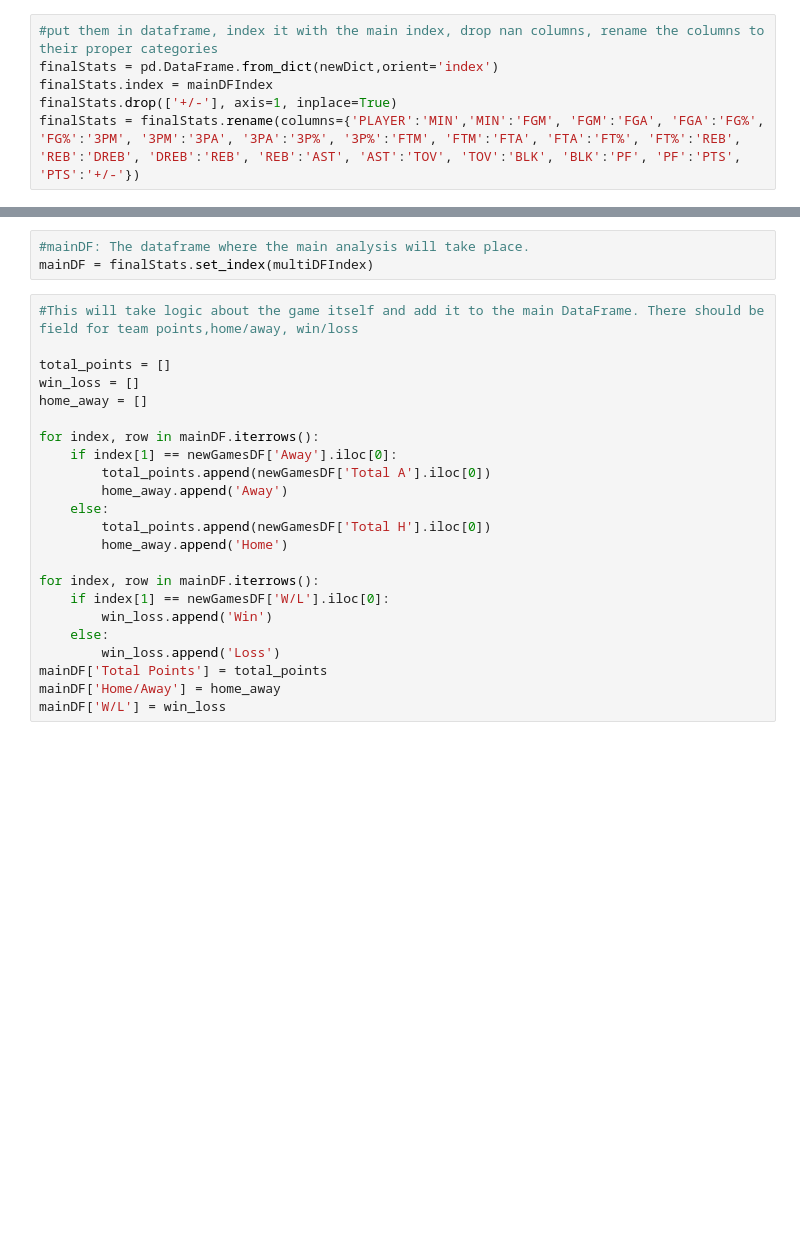
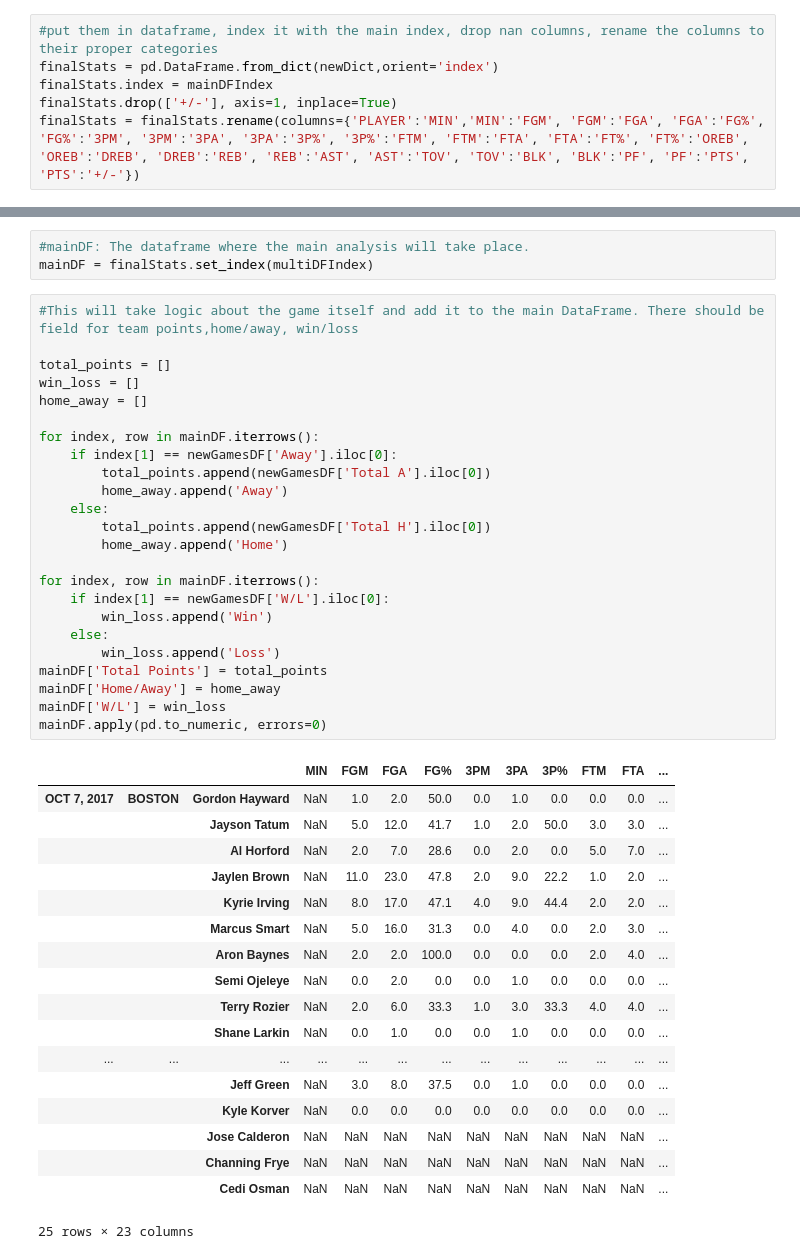
Before and after one commit to matgraham/nba, a Jupyter notebook: NBA_ML.ipynb, the cells around one changed output, grey strips where cells are left out. Saved outputs shown, nothing was run; the diff lists cells and outputs as text; blank space fills up the shorter version.

```diff
--- a/NBA_ML.ipynb
+++ b/NBA_ML.ipynb
@@ -87,7 +87,7 @@ for index, i in enumerate(something):
 finalStats = pd.DataFrame.from_dict(newDict,orient='index')
 finalStats.index = mainDFIndex
 finalStats.drop(['+/-'], axis=1, inplace=True)
-finalStats = finalStats.rename(columns={'PLAYER':'MIN','MIN':'FGM', 'FGM':'FGA', 'FGA':'FG%', 'FG%':'3PM', '3PM':'3PA', '3PA':'3P%', '3P%':'FTM', 'FTM':'FTA', 'FTA':'FT%', 'FT%':'REB', 'REB':'DREB', 'DREB':'REB', 'REB':'AST', 'AST':'TOV', 'TOV':'BLK', 'BLK':'PF', 'PF':'PTS', 'PTS':'+/-'})
+finalStats = finalStats.rename(columns={'PLAYER':'MIN','MIN':'FGM', 'FGM':'FGA', 'FGA':'FG%', 'FG%':'3PM', '3PM':'3PA', '3PA':'3P%', '3P%':'FTM', 'FTM':'FTA', 'FTA':'FT%', 'FT%':'OREB', 'OREB':'DREB', 'DREB':'REB', 'REB':'AST', 'AST':'TOV', 'TOV':'BLK', 'BLK':'PF', 'PF':'PTS', 'PTS':'+/-'})
 # %%
 #This cell will create the mainDF, a multi-indexed dataframe which indexes by date, then team, then player
 #multiDFIndex will create a tuple for the multi-index dataframe
@@ -101,23 +101,43 @@ mainDF = finalStats.set_index(multiDFIndex)
 # %%
 #This will take logic about the game itself and add it to the main DataFrame. There should be field for team points,home/away, win/loss
 
 total_points = []
 win_loss = []
 home_away = []
 
 for index, row in mainDF.iterrows():
     if index[1] == newGamesDF['Away'].iloc[0]:
         total_points.append(newGamesDF['Total A'].iloc[0])
         home_away.append('Away')
     else:
         total_points.append(newGamesDF['Total H'].iloc[0])
         home_away.append('Home')
 
 for index, row in mainDF.iterrows():
     if index[1] == newGamesDF['W/L'].iloc[0]:
         win_loss.append('Win')
     else:
         win_loss.append('Loss')
 mainDF['Total Points'] = total_points
 mainDF['Home/Away'] = home_away
 mainDF['W/L'] = win_loss
+mainDF.apply(pd.to_numeric, errors=0)
+# %% [output]
+|  |  |  | MIN | FGM | FGA | FG% | 3PM | 3PA | 3P% | FTM | FTA | ... |
+| OCT 7, 2017 | BOSTON | Gordon Hayward | NaN | 1.0 | 2.0 | 50.0 | 0.0 | 1.0 | 0.0 | 0.0 | 0.0 | ... |
+|  |  | Jayson Tatum | NaN | 5.0 | 12.0 | 41.7 | 1.0 | 2.0 | 50.0 | 3.0 | 3.0 | ... |
+|  |  | Al Horford | NaN | 2.0 | 7.0 | 28.6 | 0.0 | 2.0 | 0.0 | 5.0 | 7.0 | ... |
+|  |  | Jaylen Brown | NaN | 11.0 | 23.0 | 47.8 | 2.0 | 9.0 | 22.2 | 1.0 | 2.0 | ... |
+|  |  | Kyrie Irving | NaN | 8.0 | 17.0 | 47.1 | 4.0 | 9.0 | 44.4 | 2.0 | 2.0 | ... |
+|  |  | Marcus Smart | NaN | 5.0 | 16.0 | 31.3 | 0.0 | 4.0 | 0.0 | 2.0 | 3.0 | ... |
+|  |  | Aron Baynes | NaN | 2.0 | 2.0 | 100.0 | 0.0 | 0.0 | 0.0 | 2.0 | 4.0 | ... |
+|  |  | Semi Ojeleye | NaN | 0.0 | 2.0 | 0.0 | 0.0 | 1.0 | 0.0 | 0.0 | 0.0 | ... |
+|  |  | Terry Rozier | NaN | 2.0 | 6.0 | 33.3 | 1.0 | 3.0 | 33.3 | 4.0 | 4.0 | ... |
+|  |  | Shane Larkin | NaN | 0.0 | 1.0 | 0.0 | 0.0 | 1.0 | 0.0 | 0.0 | 0.0 | ... |
+| ... | ... | ... | ... | ... | ... | ... | ... | ... | ... | ... | ... | ... |
+|  |  | Jeff Green | NaN | 3.0 | 8.0 | 37.5 | 0.0 | 1.0 | 0.0 | 0.0 | 0.0 | ... |
+|  |  | Kyle Korver | NaN | 0.0 | 0.0 | 0.0 | 0.0 | 0.0 | 0.0 | 0.0 | 0.0 | ... |
+|  |  | Jose Calderon | NaN | NaN | NaN | NaN | NaN | NaN | NaN | NaN | NaN | ... |
+|  |  | Channing Frye | NaN | NaN | NaN | NaN | NaN | NaN | NaN | NaN | NaN | ... |
+|  |  | Cedi Osman | NaN | NaN | NaN | NaN | NaN | NaN | NaN | NaN | NaN | ... |
+25 rows × 23 columns
```
Also changed, not shown: parts of 5 cells of this notebook.
